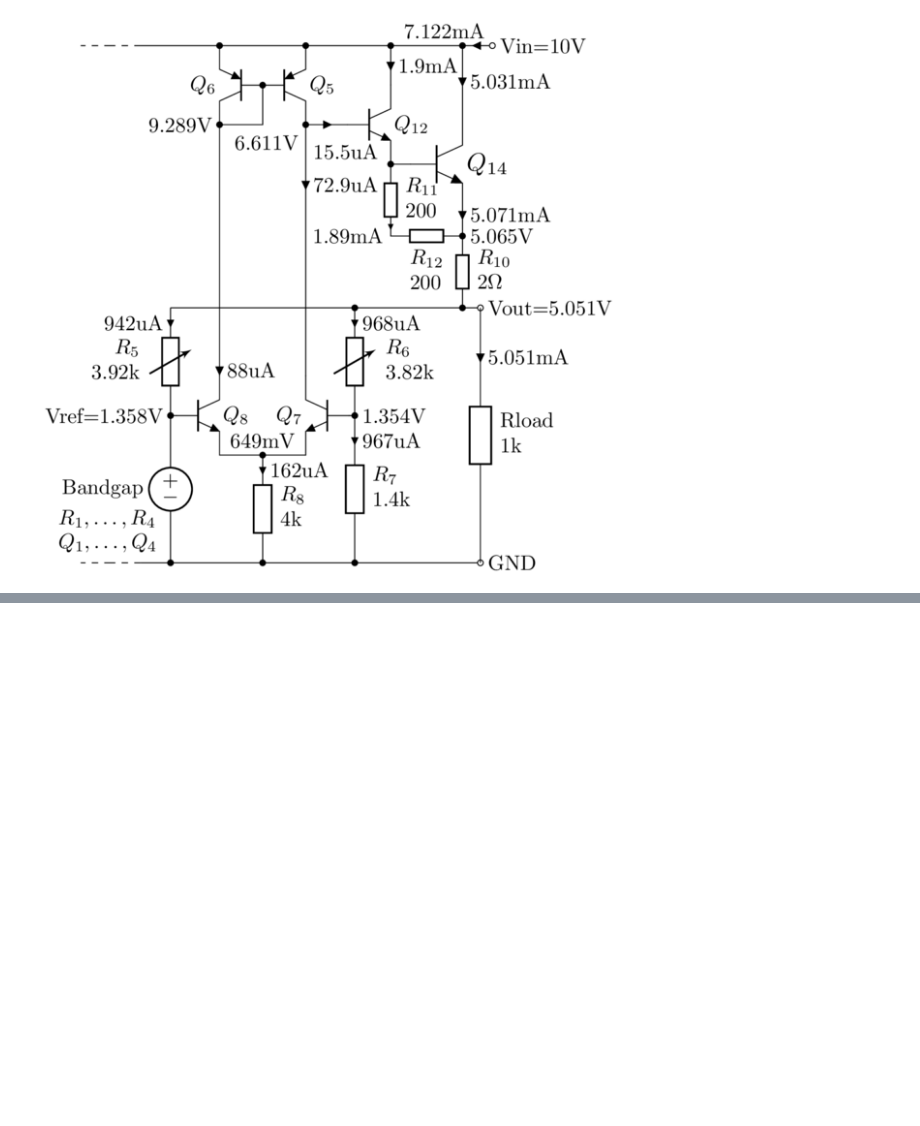
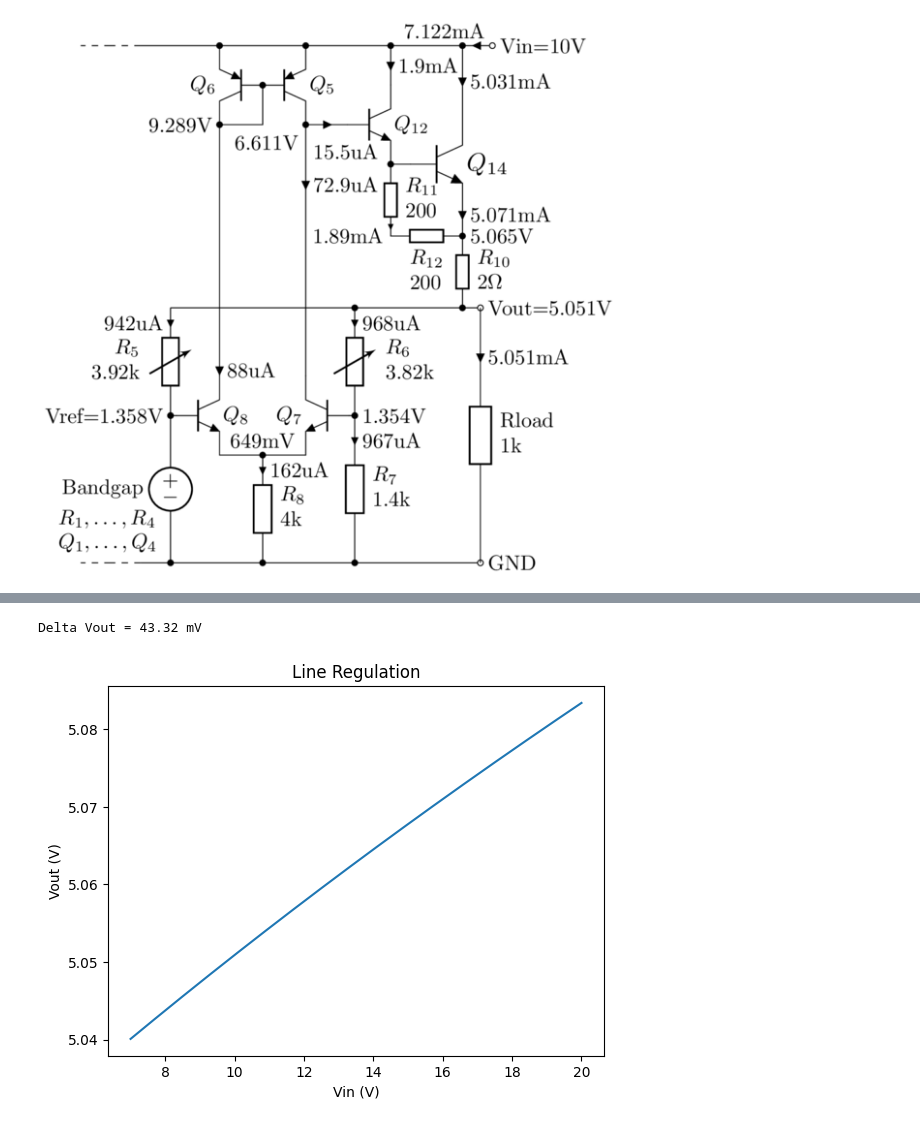
Before and after one commit to chenshuo/notes, a Jupyter notebook: notebooks/UA78L05.ipynb, the cells around one changed output, grey strips where cells are left out. Drawn from its saved outputs; the diff is of its cells as text; code cells hidden in the pictures; blank space fills up the shorter version.

```diff
--- a/notebooks/UA78L05.ipynb
+++ b/notebooks/UA78L05.ipynb
@@ -309,0 +496,12 @@ print_op(False)
+# %%
+ng.cmd('dc v1 7 20 0.1')
+Vout = ng.vector('out')
+plt.plot(ng.vector('v-sweep'), Vout)
+plt.xlabel('Vin (V)')
+plt.ylabel('Vout (V)')
+plt.title('Line Regulation')
+delta = Vout[-1] - Vout[0]
+print('Delta Vout = %.2f mV' % (1e3 * delta))
+# %% [output]
+Delta Vout = 43.32 mV
+[figure, added]
```
Also changed, not shown: parts of 27 cells of this notebook, 7 other files.
